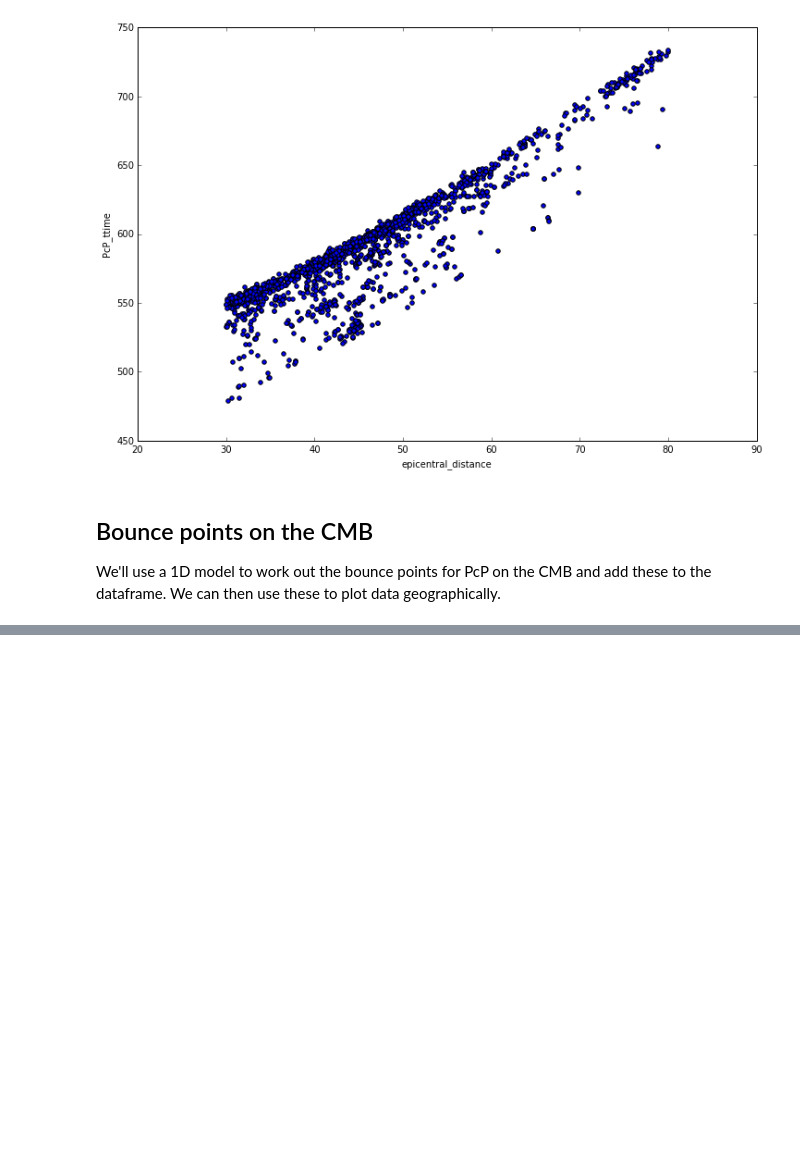
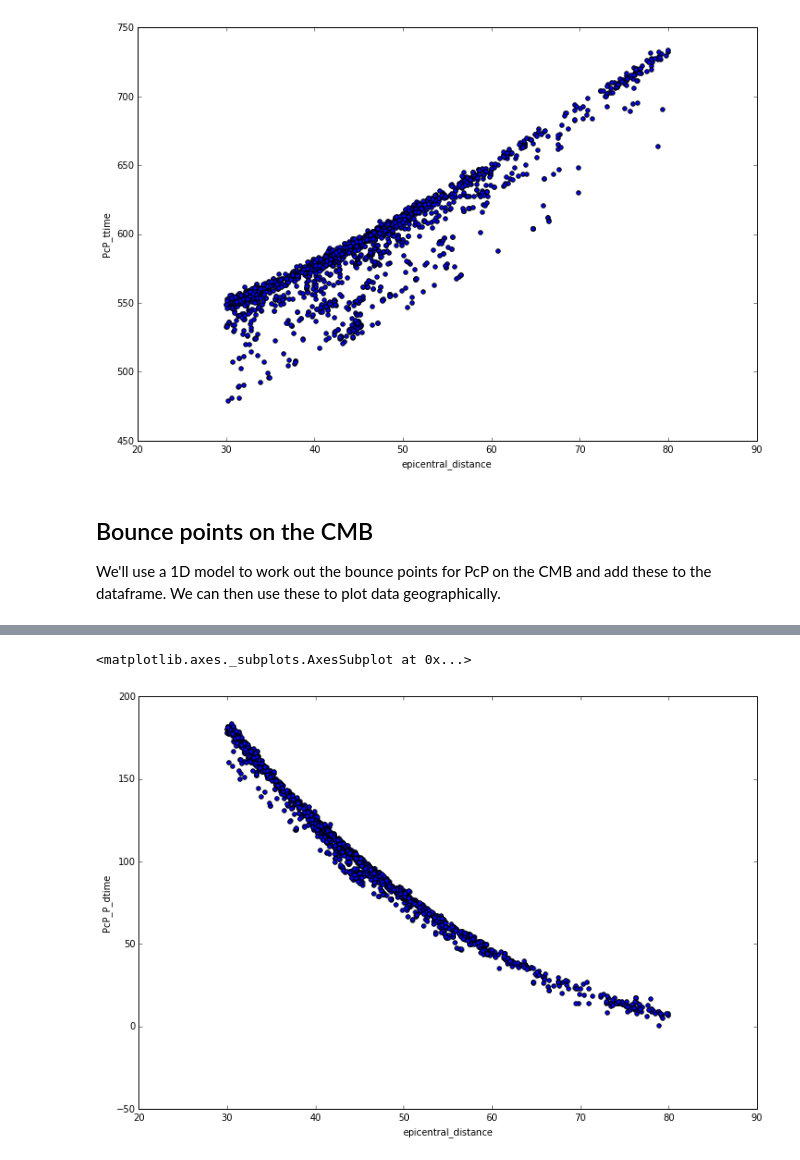
Before and after one commit to andreww/cmb_summer_project, a Jupyter notebook: module_introductions/DataProcessing.ipynb, the cells around one changed output, grey strips where cells are left out. Saved outputs shown, nothing was run; the diff lists cells and outputs as text; code cells hidden in the pictures; blank space fills up the shorter version.

```diff
--- a/module_introductions/DataProcessing.ipynb
+++ b/module_introductions/DataProcessing.ipynb
@@ -143,0 +216,37 @@ paired_picks_df
+# %%
+# NB - we are using the same taup_model for this
+
+def calc_P(epi, z):
+    arrivals = taup_model.get_travel_times(z, epi, phase_list=['P'])
+    # Use the last arrival as PcP - to avoid problems with
+    # P triplications.
+    P_time = arrivals[0].time
+    return P_time
+
+def calc_PcP(epi, z):
+    arrivals = taup_model.get_travel_times(z, epi, phase_list=['PcP'])
+    # Use the last arrival as PcP - to avoid problems with
+    # P triplications.
+    PcP_time = arrivals[0].time
+    return PcP_time
+
+paired_picks_df["P_ttime_calc"] = paired_picks_df.apply(
+    lambda row: calc_P(row['epicentral_distance'], row['event_depth']), axis=1)
+
+paired_picks_df["PcP_ttime_calc"] = paired_picks_df.apply(
+    lambda row: calc_PcP(row['epicentral_distance'], row['event_depth']), axis=1)
+# %%
+# differential travel times, and residual
+
+paired_picks_df["PcP_P_dtime_calc"] = paired_picks_df.PcP_ttime_calc - \
+    paired_picks_df.P_ttime_calc
+
+paired_picks_df["PcP_P_dtime"] = paired_picks_df.PcP_ttime - paired_picks_df.P_ttime
+
+paired_picks_df["PcP_P_dtime_resid"] = paired_picks_df.PcP_P_dtime - \
+    paired_picks_df.PcP_P_dtime_calc
+# %%
+paired_picks_df.plot(kind='scatter', x='epicentral_distance', y='PcP_P_dtime')
+# %% [output]
+<matplotlib.axes._subplots.AxesSubplot at 0x...>
+[figure, added]
```
Also changed, not shown: parts of 29 cells of this notebook.
